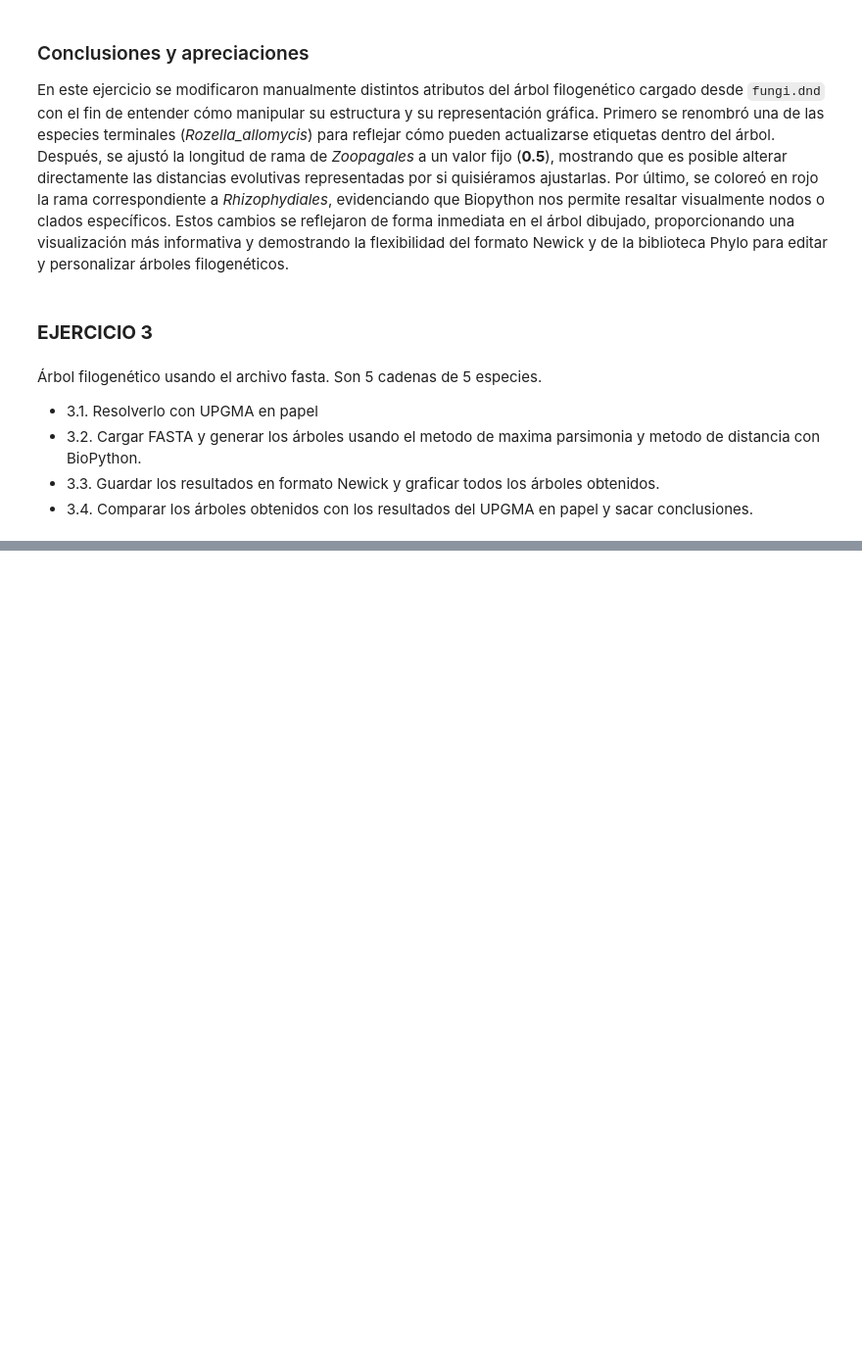
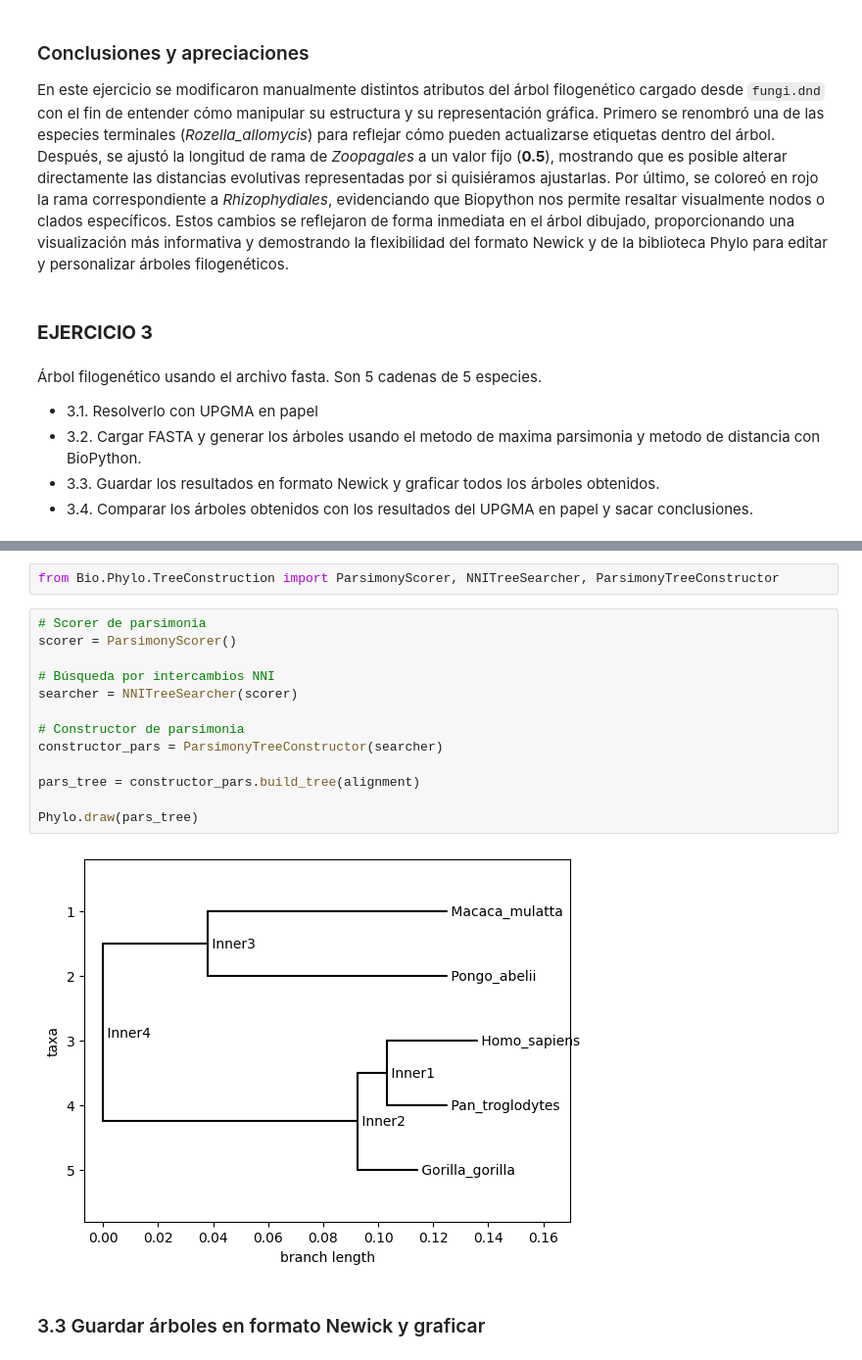
Before and after one commit to giselabcruz/phylogenetic-trees-exercises, a Jupyter notebook: exercises.ipynb, the cells around one changed output, grey strips where cells are left out. Shown at 98% size. Saved outputs shown, nothing was run; the diff lists cells and outputs as text; blank space fills up the shorter version.

```diff
--- a/exercises.ipynb
+++ b/exercises.ipynb
@@ -259,0 +309,19 @@ En este ejercicio se modificaron manualmente distintos atributos del árbol filo
+# %%
+from Bio.Phylo.TreeConstruction import ParsimonyScorer, NNITreeSearcher, ParsimonyTreeConstructor
+# %%
+# Scorer de parsimonia
+scorer = ParsimonyScorer()
+
+# Búsqueda por intercambios NNI
+searcher = NNITreeSearcher(scorer)
+
+# Constructor de parsimonia
+constructor_pars = ParsimonyTreeConstructor(searcher)
+
+pars_tree = constructor_pars.build_tree(alignment)
+
+Phylo.draw(pars_tree)
+# %% [output]
+[figure, added]
+# %% [markdown]
+### 3.3 Guardar árboles en formato Newick y graficar
```
Also changed, not shown: parts of 11 cells of this notebook, 3 other files.
